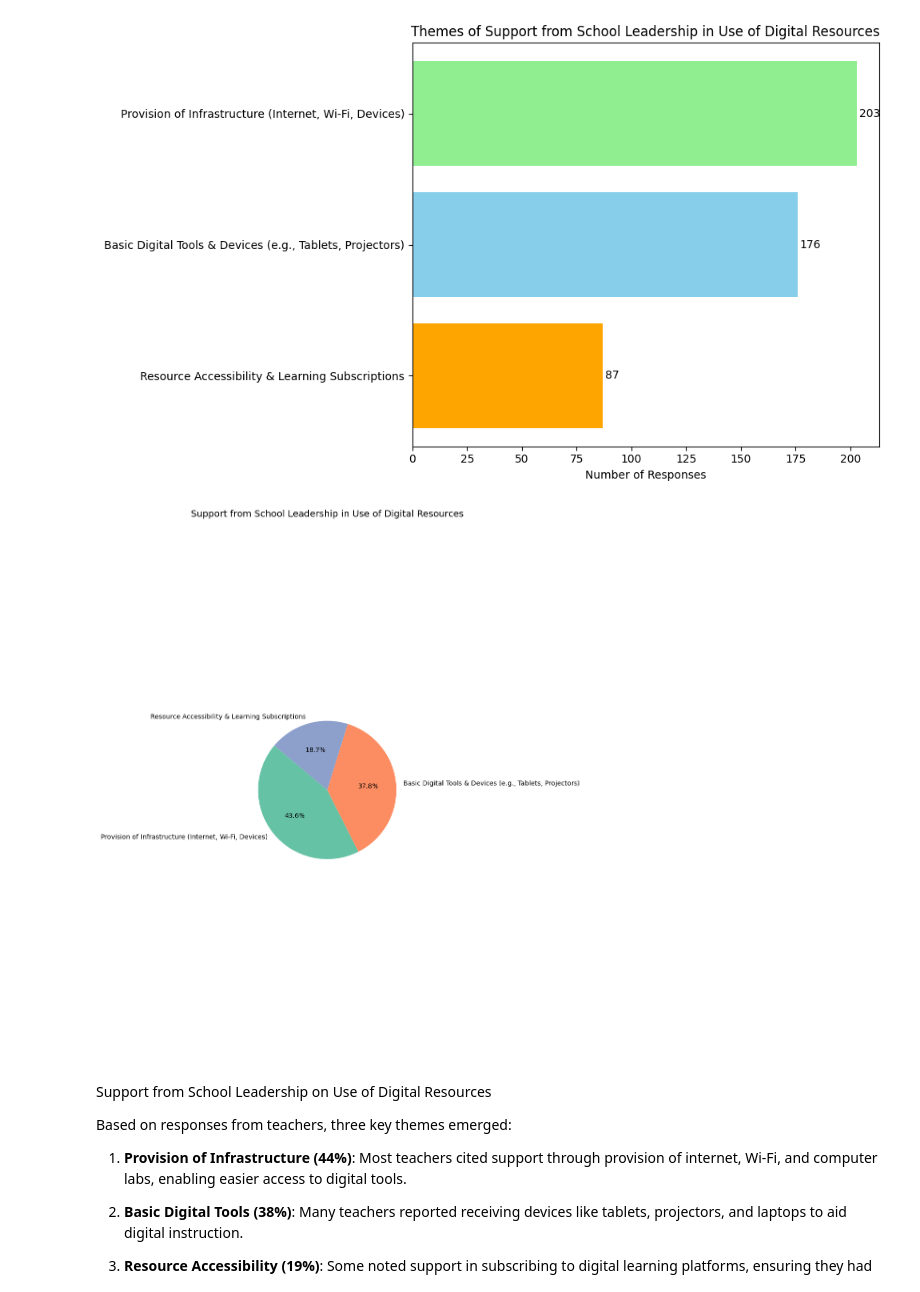
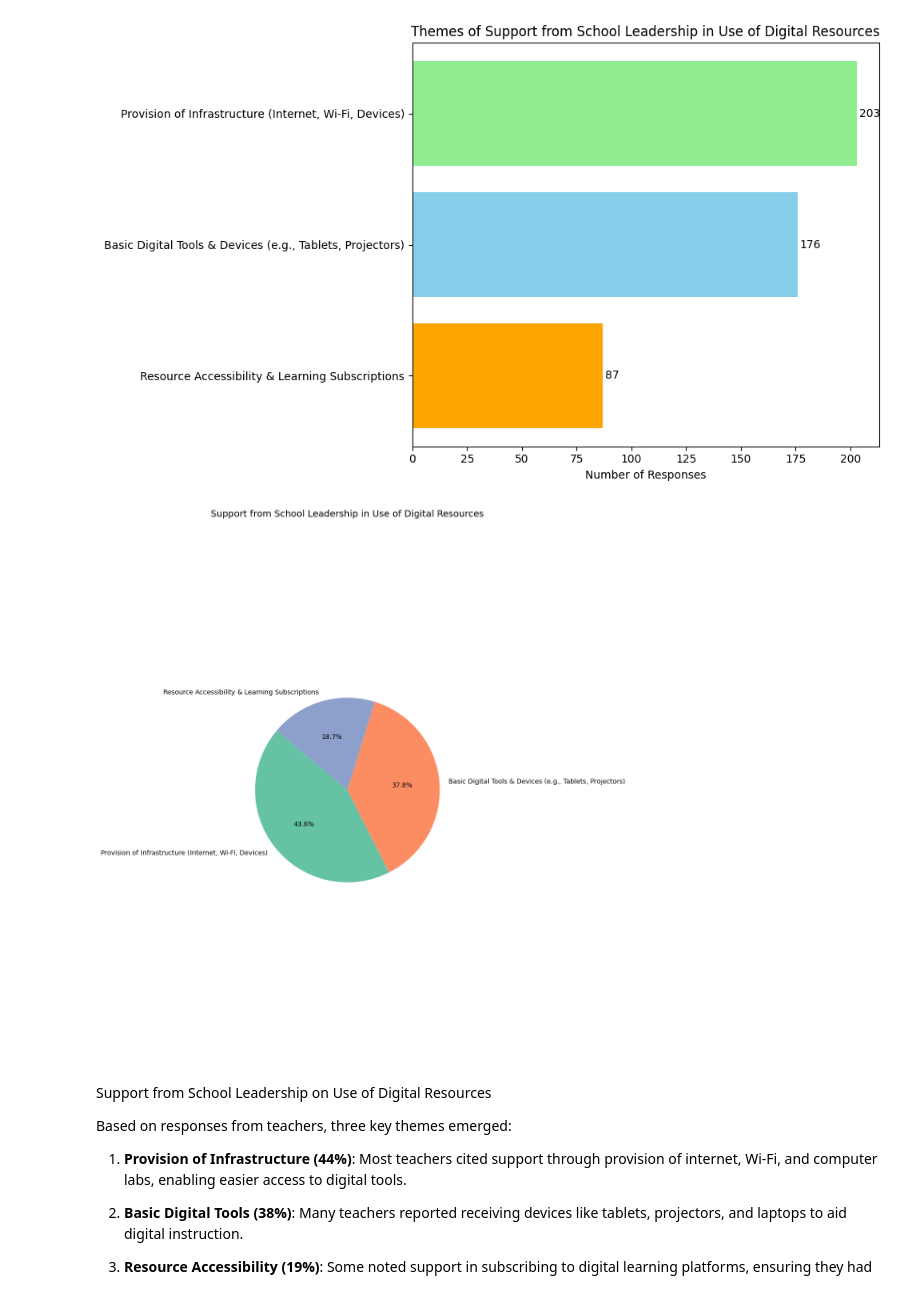
Before and after one commit to davidmasai/kenya-stem-digital-efficacy, a Jupyter notebook: Kenya_stem_digital_efficacy.ipynb, the cells around one changed output. Saved outputs shown, nothing was run; the diff lists cells and outputs as text; code cells hidden in the pictures.

Commit message:
Visualizing responses

```diff
--- a/Kenya_stem_digital_efficacy.ipynb
+++ b/Kenya_stem_digital_efficacy.ipynb
@@ -1603,28 +1684,28 @@ plt.show()
 # %%
 # Re-import necessary libraries after code execution state reset
 import matplotlib.pyplot as plt
 
 # Sample topic count data (replace with actual values if needed)
 topic_counts = {
     "Provision of Infrastructure (Internet, Wi-Fi, Devices)": 203,
     "Basic Digital Tools & Devices (e.g., Tablets, Projectors)": 176,
     "Resource Accessibility & Learning Subscriptions": 87
 }
 
 # Labels and sizes for the pie chart
 labels = list(topic_counts.keys())
 sizes = list(topic_counts.values())
 colors = ['#66c2a5', '#fc8d62', '#8da0cb']
 
 # Create pie chart
-plt.figure(figsize=(10, 12))
+plt.figure(figsize=(11, 12))
 plt.pie(sizes, labels=labels, autopct='%1.1f%%', startangle=140, colors=colors)
 plt.axis('equal')  # Equal aspect ratio ensures the pie is drawn as a circle.
 plt.title("Support from School Leadership in Use of Digital Resources", fontsize=14)
 plt.tight_layout()
 plt.show()
 # %% [output]
-[figure, old version]
+[figure, new version]
 # %% [markdown]
 Support from School Leadership on Use of Digital Resources
 
```
Also changed, not shown: parts of 10 cells of this notebook.
